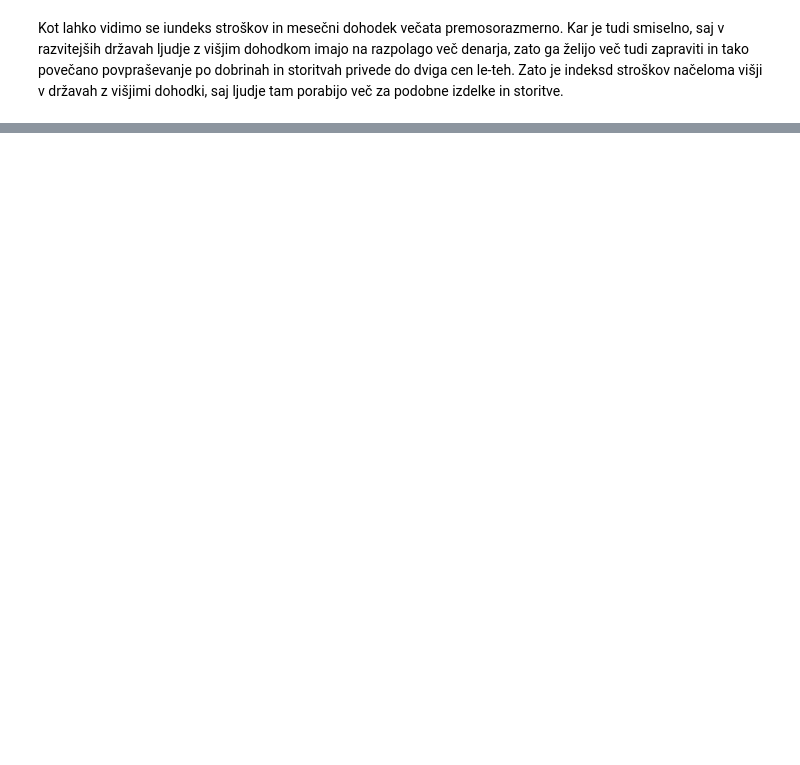
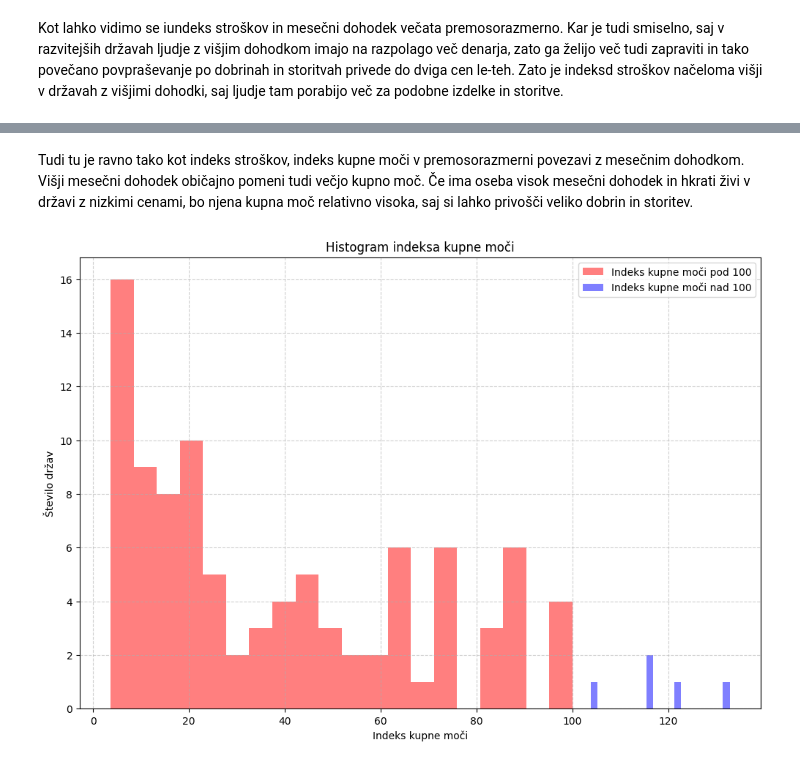
Before and after one commit to maticccc/Matic_Projektna, a Jupyter notebook: obdelava.ipynb, the cells around one changed output, grey strips where cells are left out. Cells and saved outputs as stored; diff of their text form; code cells hidden in the pictures; blank space fills up the shorter version.

```diff
--- a/obdelava.ipynb
+++ b/obdelava.ipynb
@@ -128,0 +144,25 @@ Kot lahko vidimo se iundeks stroškov in mesečni dohodek večata premosorazmern
+# %% [markdown]
+Tudi tu je ravno tako kot indeks stroškov, indeks kupne moči v premosorazmerni povezavi z mesečnim dohodkom. Višji mesečni dohodek običajno pomeni tudi večjo kupno moč. Če ima oseba visok mesečni dohodek in hkrati živi v državi z nizkimi cenami, bo njena kupna moč relativno visoka, saj si lahko privošči veliko dobrin in storitev.
+# %%
+# poglejmo zdaj še histogram, ki bo prikazoval podatke o indeksu stroškov držav. Histogram bo ločen
+# na dva dela; z modro bo obarvan del, kjer so indeksi nad 100, z rdečo pa tistih pod 100
+
+def narisi_histogram(csv_datoteka):
+    # razvrstimo države v dve skupini
+    indeks_nad_100 = csv_datoteka[csv_datoteka['Indeks kupne moci'] > 100]
+    indeks_pod_100 = csv_datoteka[csv_datoteka['Indeks kupne moci'] <= 100]
+    # narišem histogram
+    plt.figure(figsize=(12, 8))
+    plt.hist(indeks_pod_100['Indeks kupne moci'], bins = 20, alpha=0.5, color='r', label='Indeks kupne moči pod 100')
+    plt.hist(indeks_nad_100['Indeks kupne moci'], bins = 20, alpha=0.5, color='b', label='Indeks kupne moči nad 100')
+    plt.xlabel('Indeks kupne moči')
+    plt.ylabel('Število držav')
+    plt.title('Histogram indeksa kupne moči')
+    plt.grid(True, linestyle='--', alpha=0.6)
+    # manjka še legenda
+    plt.legend(loc='upper right')
+    plt.show()
+
+narisi_histogram(podatki_csv)
+# %% [output]
+[figure, added]
```
Also changed, not shown: parts of 2 cells of this notebook.
